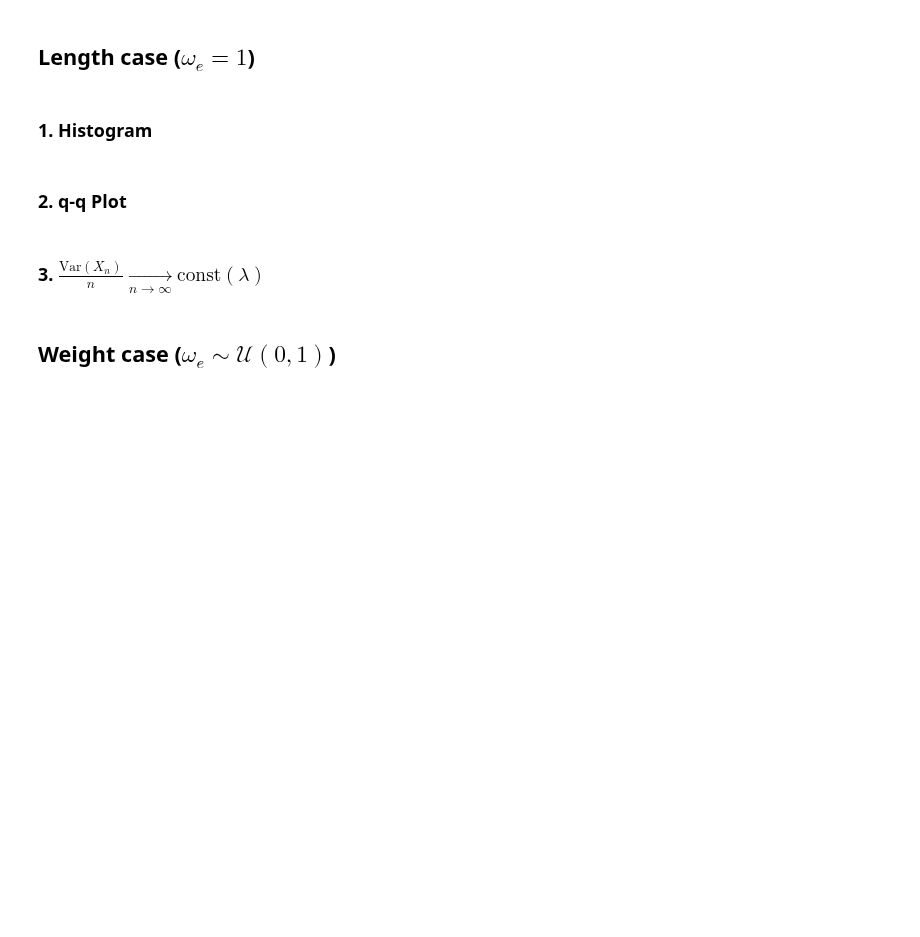
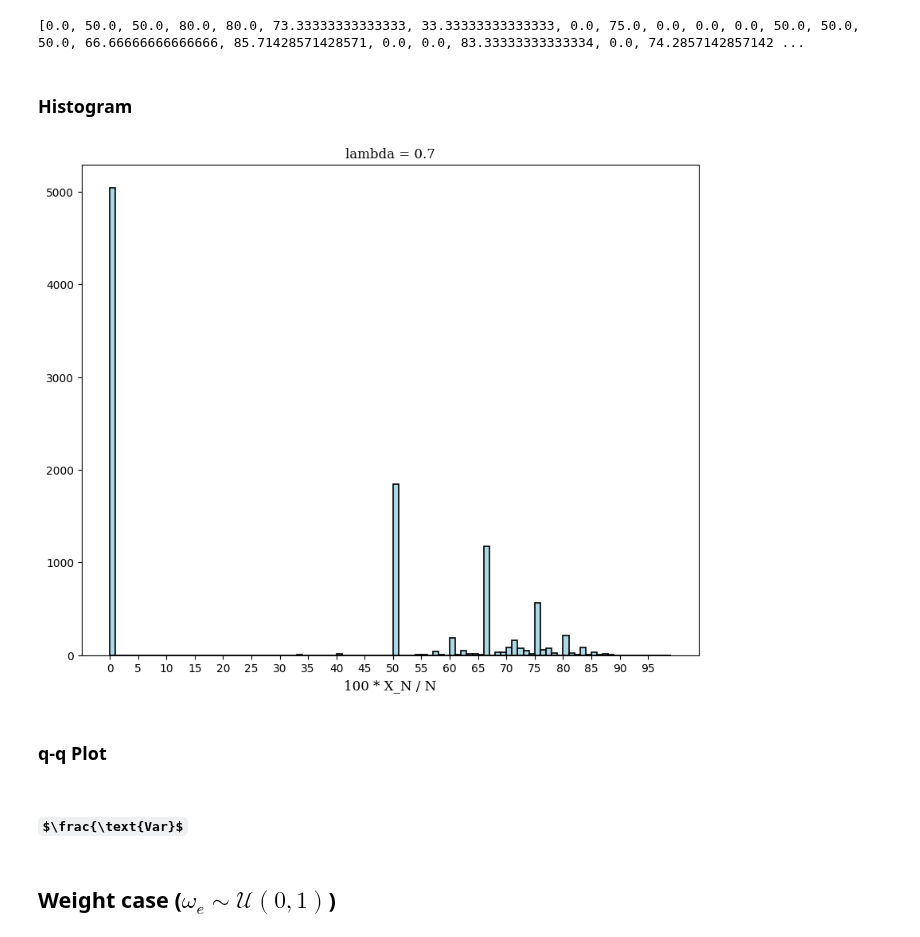
Before and after one commit to JulesGB/MeanFieldLastPassagePercolation, a Jupyter notebook: simulations2.ipynb, the cells around one changed output. Drawn from its saved outputs; the diff is of its cells as text; code cells hidden in the pictures; some formulas as TeX source; blank space fills up the shorter version.

Commit message:
histogram

```diff
--- a/simulations2.ipynb
+++ b/simulations2.ipynb
@@ -13,10 +16,45 @@ from scipy.optimize import fsolve
-# %% [markdown]
-## Length case ($\omega_e=1$)
+# %%
+def iterate_GWBP_EX_N(num_samples=100):
+    X_Ns = []
+    for _ in range(num_samples):
+        # Poisson Branching
+        sample_tree = nx.Graph(GWBP(LAM, MAXLEVEL=100))
+        for u,v in sample_tree.edges():
+            sample_tree[u][v]['weight'] = 1
+
+        # Get X for sample_tree
+        _,_,X = util.path_cover(sample_tree, list(sample_tree.nodes())[0])
+
+        # Calculate X/N for current sample
+        # GW Branching Process produces a single connected (tree) component, so N = |V|
+        X_Ns.append(X / nx.number_of_nodes(sample_tree))
+    return X_Ns
+# %%
+#generate data will save to csv
+LAM = 0.7
+GWBP_XNs = iterate_GWBP_EX_N(10000)
+GWBP_XNs_modified = [100 * x for x in GWBP_XNs]
+# %%
+print(GWBP_XNs_modified)
+# %% [output]
+[0.0, 50.0, 50.0, 80.0, 80.0, 73.33333333333333, 33.33333333333333, 0.0, 75.0, 0.0, 0.0, 0.0, 50.0, 50.0, 50.0, 66.66666666666666, 85.71428571428571, 0.0, 0.0, 83.33333333333334, 0.0, 74.2857142857142 ...
 # %% [markdown]
-### 1. Histogram
+### Histogram
+# %%
+hfont = {'fontname':'Helvetica'}
+
+bins = np.arange(0,100,1)
+plt.figure(figsize=(10,8))
+plt.hist(GWBP_XNs_modified, bins=bins, edgecolor = 'black', linewidth=1.2, color = 'lightblue')
+plt.xticks(np.arange(0,100,5))
+plt.title(f"lambda = {LAM}", fontfamily=['Serif'])
+plt.xlabel("100 * X_N / N", fontfamily=['Serif'], fontsize = 12)
+plt.show()
+# %% [output]
+[figure, added]
 # %% [markdown]
-### 2. q-q Plot
+### q-q Plot
 # %% [markdown]
-### 3. $\frac{\text{Var}(X_n)}{n}\underset{n\to\infty}{\longrightarrow}\text{const}(\lambda)$
+### $\frac{\text{Var}$
 # %% [markdown]
 ## Weight case ($\omega_e\sim\mathcal{U}(0,1)$)
```
Also changed, not shown: parts of 3 cells of this notebook, 1 other file.
